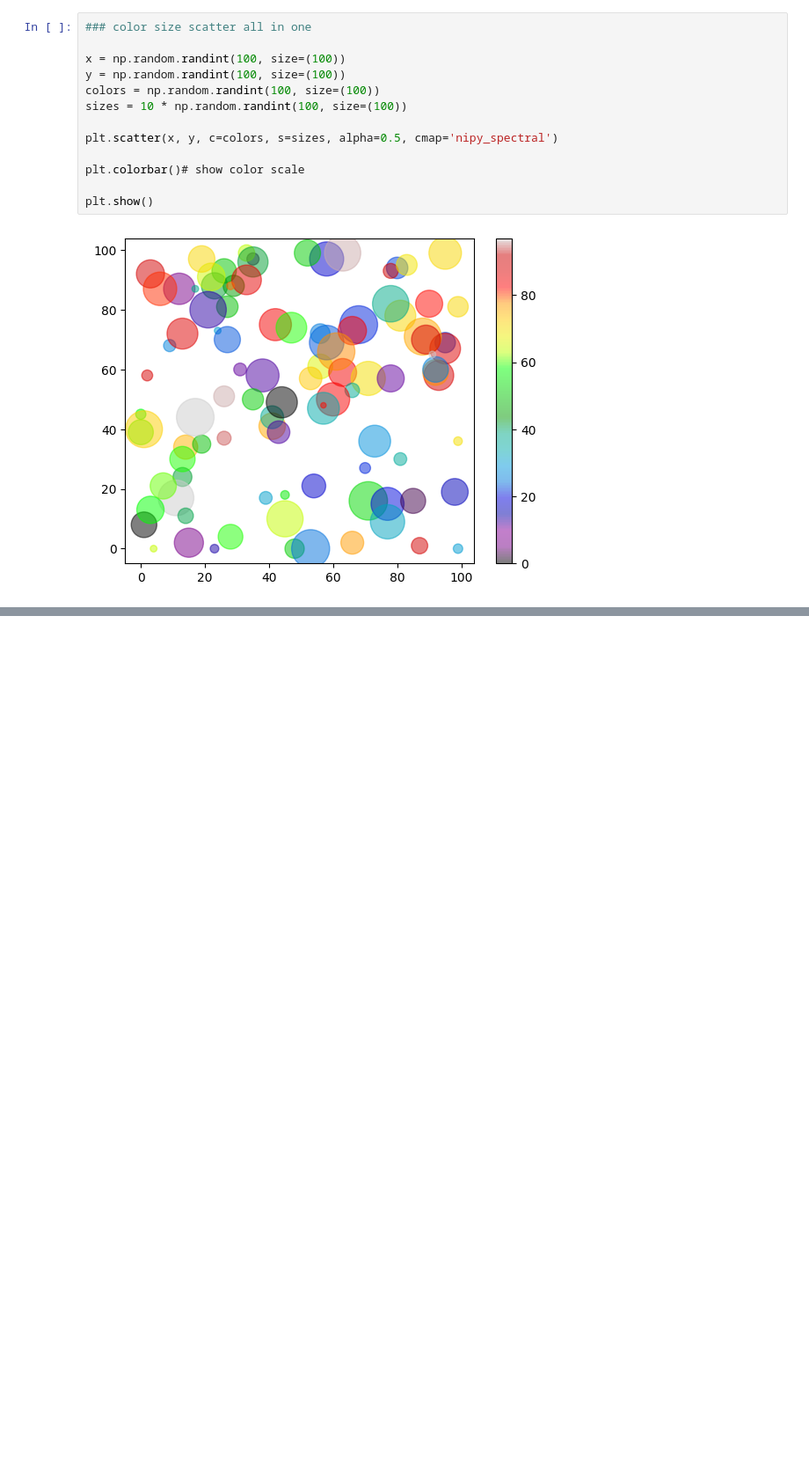
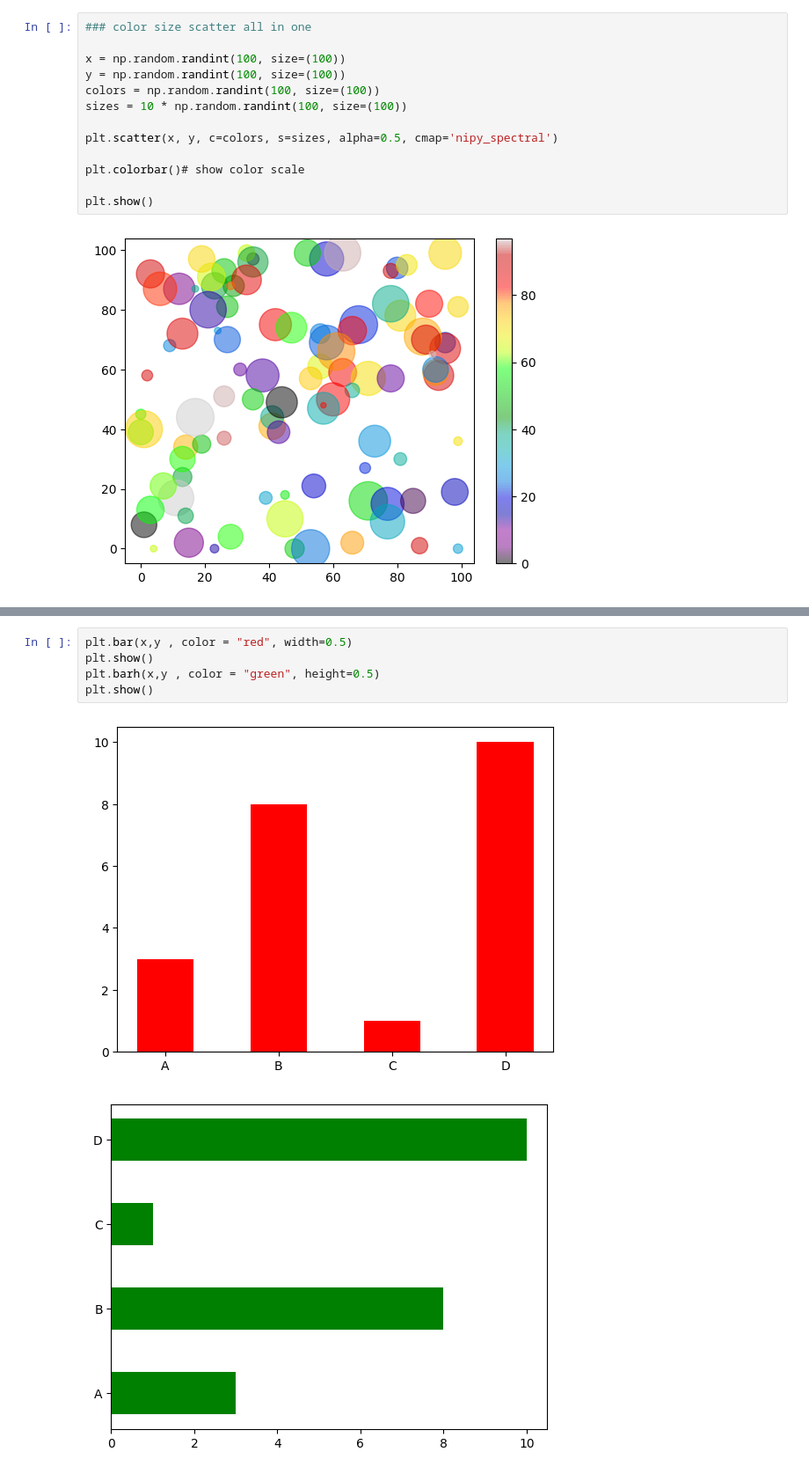
Before and after one commit to Bibek773/AI-ML-Research-Intern-2025, a Jupyter notebook: DataAnalysisAndVisualization/Matplotlib/matplotlib.ipynb, the cells around one changed output, grey strips where cells are left out. Shown at 88% size. Drawn from its saved outputs; the diff is of its cells as text; blank space fills up the shorter version.

```diff
--- a/DataAnalysisAndVisualization/Matplotlib/matplotlib.ipynb
+++ b/DataAnalysisAndVisualization/Matplotlib/matplotlib.ipynb
@@ -359,0 +379,8 @@ plt.show()
+# %%
+plt.bar(x,y , color = "red", width=0.5)
+plt.show()
+plt.barh(x,y , color = "green", height=0.5)
+plt.show()
+# %% [output]
+[figure, added]
+[figure, added]
```
Also changed, not shown: parts of 9 cells of this notebook.
